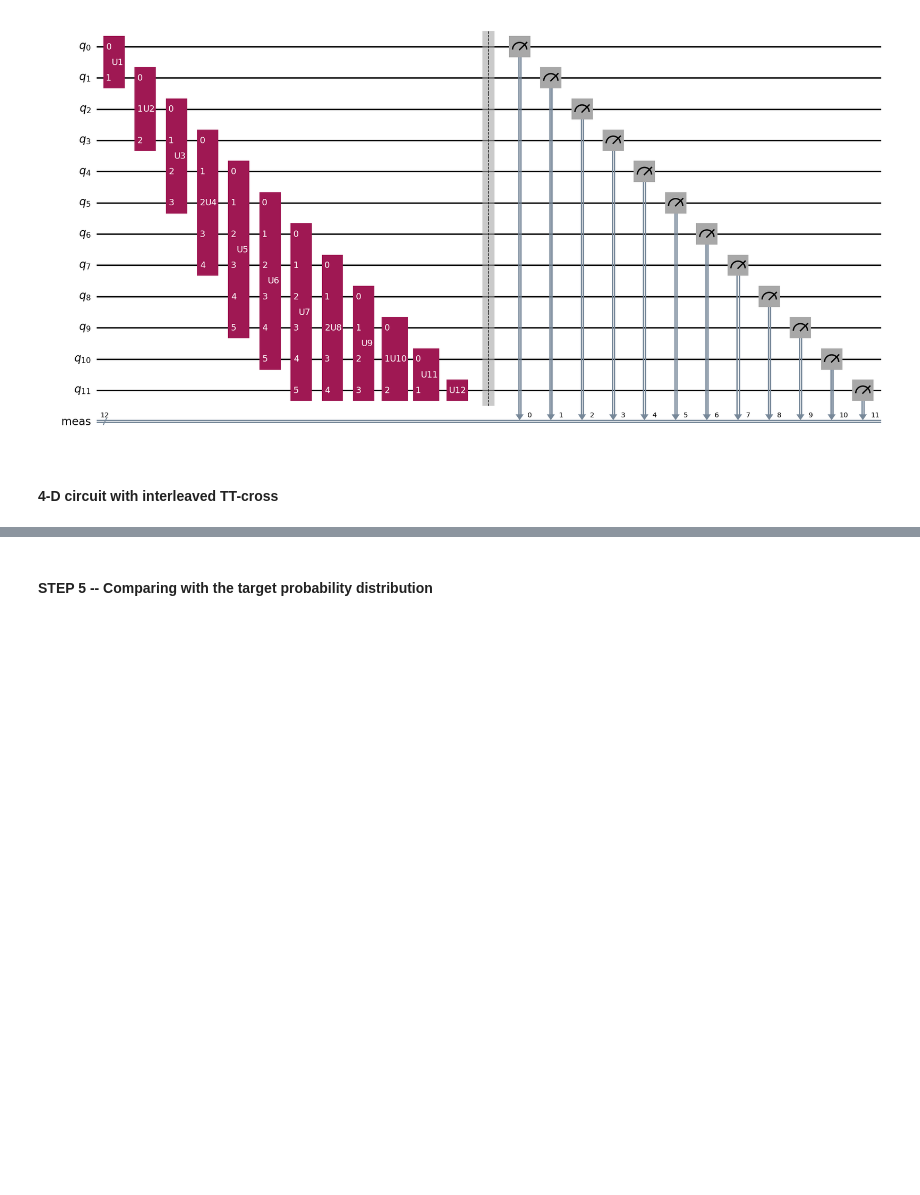
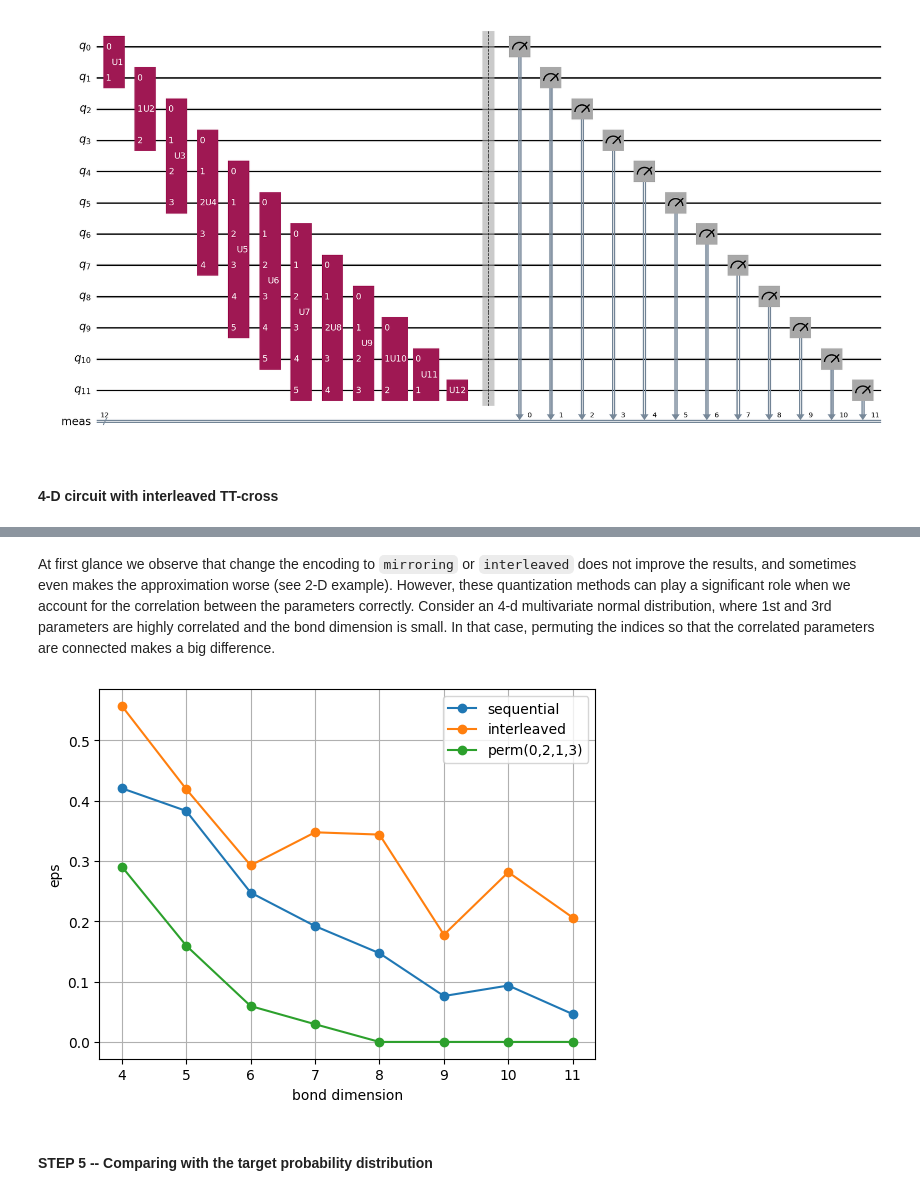
Before and after one commit to vodovozovaliza/no_qlue_tt_qmc, a Jupyter notebook: Challenge Moodys.ipynb, the cells around one changed output, grey strips where cells are left out. Cells and saved outputs as stored; diff of their text form; code cells hidden in the pictures; blank space fills up the shorter version.

```diff
--- a/Challenge Moodys.ipynb
+++ b/Challenge Moodys.ipynb
@@ -1135,7 +1120,6 @@ Circuit depth: 13
 # %% [markdown]
 #### 4-D circuit with interleaved TT-cross
 # %%
-# Use TT cores from the 1-D example above
 d = 4
 bond_dim = 32
 n_qubits = 3
@@ -1146,7 +1130,8 @@ qtt4_seq, info = create_tensor_network(
         mu=mu,
         cov_matrix=cov_matrix,
         grids=[np.linspace(-1, 1, 2**n_qubits)]*d,
-        encoding='interleaved'
+        encoding='interleaved',
+        verbose=True
     )
 
 G = [g_k.to(torch.complex128) for g_k in qtt4_seq.cores]
@@ -1193,4 +1172,47 @@ Circuit depth: 13
 [figure]
+# %% [markdown]
+At first glance we observe that change the encoding to ``mirroring`` or ``interleaved`` does not improve the results, and sometimes even makes the approximation worse (see 2-D example). However, these quantization methods can play a significant role when we account for the correlation between the parameters correctly. Consider an 4-d multivariate normal distribution, where 1st and 3rd parameters are highly correlated and the bond dimension is small. In that case, permuting the indices so that the correlated parameters are connected makes a big difference.
+# %%
+mu = np.array([0.1]*4)
+cov_matrix = np.array([
+    [1.0, 0.0, 0.95, 0.0],
+    [0.0, 1.0, 0.0, 0.0],
+    [0.95, 0.0, 1.0, 0.0],
+    [0.0, 0.0, 0.0, 1.0]
+])
+
+d = 4
+n_qubits = 3
+
+encoding_list = ['sequential', 'interleaved', 'perm(0,2,1,3)']
+bond_dim_list = list(range(4, 12))
+eps_encoding = {e: [] for e in encoding_list}
+eps_seq = []
+eps_int = []
+eps_perm = []
+
+for i, encoding in enumerate(encoding_list):
+    print(i)
+    for bond_dim in bond_dim_list:
+        qtt4_seq, info = create_tensor_network(
+            bond_dim=bond_dim,
+            n_qubits_per_dim=n_qubits,
+            mu=mu,
+            cov_matrix=cov_matrix,
+            grids=[np.linspace(-1, 1, 2**n_qubits)]*d,
+            encoding=encoding,
+            verbose=False
+        )
+        eps_encoding[encoding].append(info["val_eps"])
+    plt.plot(bond_dim_list, eps_encoding[encoding], 'o-', label=encoding)
+
+plt.xlabel('bond dimension')
+plt.ylabel('eps')
+plt.legend()
+plt.grid()
+plt.show()
+# %% [output]
+[figure, added]
 # %% [markdown]
 #### STEP 5 -- Comparing with the target probability distribution
 # %% [markdown]
```
Also changed, not shown: parts of 17 cells of this notebook.
